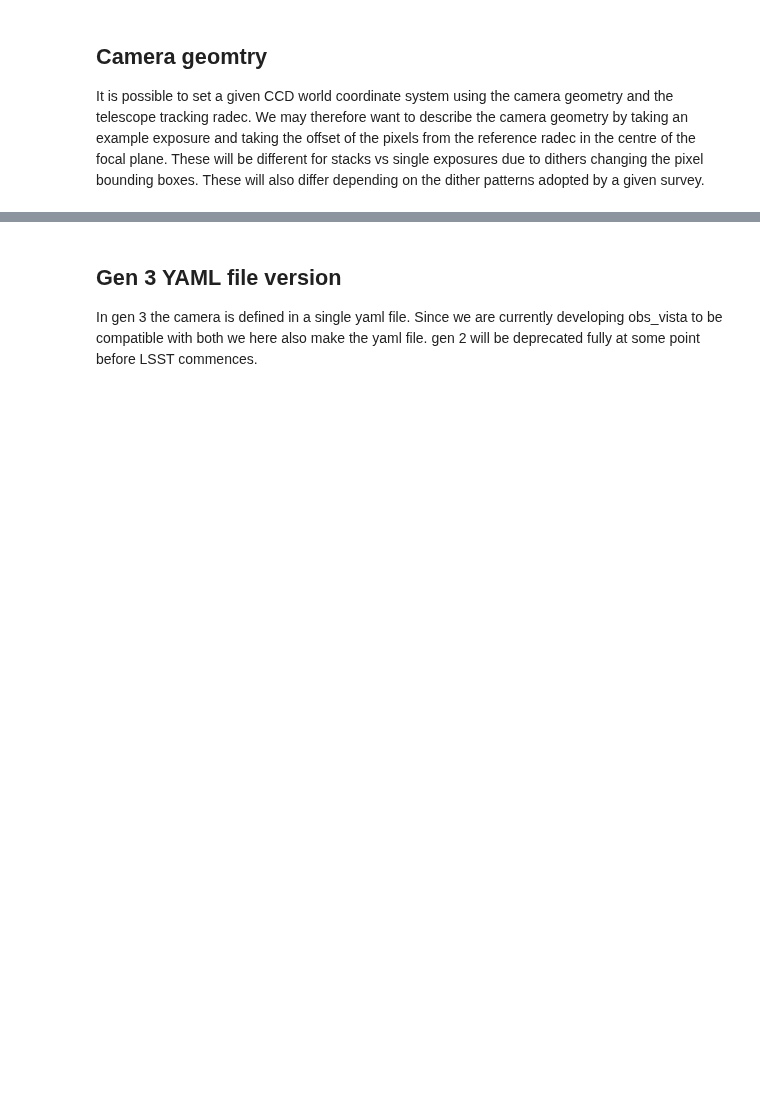
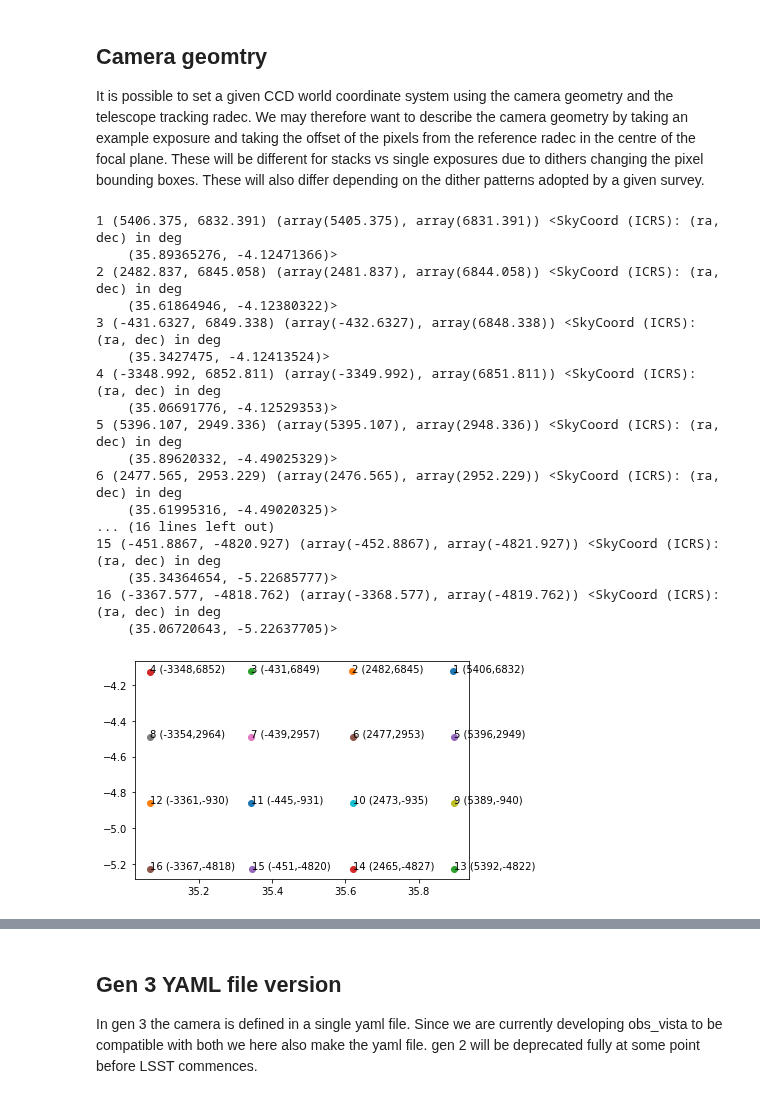
Before and after one commit to lsst-uk/obs_vista, a Jupyter notebook: camera/1_Build_detectors.ipynb, the cells around one changed output, grey strips where cells are left out. Cells and saved outputs as stored; diff of their text form; code cells hidden in the pictures; blank space fills up the shorter version.

```diff
--- a/camera/1_Build_detectors.ipynb
+++ b/camera/1_Build_detectors.ipynb
@@ -107,4 +109,37 @@ Table length=16
 # %% [markdown]
 ## Camera geomtry
 It is possible to set a given CCD world coordinate system using the camera geometry and the telescope tracking radec. We may therefore want to describe the camera geometry by taking an example exposure and taking the offset of the pixels from the reference radec in the centre of the focal plane. These will be different for stacks vs single exposures due to dithers changing the pixel bounding boxes. These will also differ depending on the dither patterns adopted by a given survey.
+# %%
+f=fits.open(ex_stack)
+for i in range(1,17):
+    w=WCS(f[i].header)
+    print(i,
+        (f[i].header['CRPIX1'],f[i].header['CRPIX2']),
+        w.world_to_pixel(SkyCoord(f[i].header['CRVAL1']*u.deg,f[i].header['CRVAL2']*u.deg)),
+        w.pixel_to_world(500,500)
+    )
+
+    plt.scatter(w.pixel_to_world(500,500).ra.deg,w.pixel_to_world(500,500).dec.deg)
+    plt.annotate(
+        "{} ({},{})".format(i,int(f[i].header['CRPIX1']),int(f[i].header['CRPIX2'])),
+        (w.pixel_to_world(500,500).ra.deg,w.pixel_to_world(500,500).dec.deg))
+# %% [output]
+1 (5406.375, 6832.391) (array(5405.375), array(6831.391)) <SkyCoord (ICRS): (ra, dec) in deg
+    (35.89365276, -4.12471366)>
+2 (2482.837, 6845.058) (array(2481.837), array(6844.058)) <SkyCoord (ICRS): (ra, dec) in deg
+    (35.61864946, -4.12380322)>
+3 (-431.6327, 6849.338) (array(-432.6327), array(6848.338)) <SkyCoord (ICRS): (ra, dec) in deg
+    (35.3427475, -4.12413524)>
+4 (-3348.992, 6852.811) (array(-3349.992), array(6851.811)) <SkyCoord (ICRS): (ra, dec) in deg
+    (35.06691776, -4.12529353)>
+5 (5396.107, 2949.336) (array(5395.107), array(2948.336)) <SkyCoord (ICRS): (ra, dec) in deg
+    (35.89620332, -4.49025329)>
+6 (2477.565, 2953.229) (array(2476.565), array(2952.229)) <SkyCoord (ICRS): (ra, dec) in deg
+    (35.61995316, -4.49020325)>
+... (16 lines left out)
+15 (-451.8867, -4820.927) (array(-452.8867), array(-4821.927)) <SkyCoord (ICRS): (ra, dec) in deg
+    (35.34364654, -5.22685777)>
+16 (-3367.577, -4818.762) (array(-3368.577), array(-4819.762)) <SkyCoord (ICRS): (ra, dec) in deg
+    (35.06720643, -5.22637705)>
+[figure, added]
 # %%
```
Also changed, not shown: parts of 6 cells of this notebook, 10 other files.
